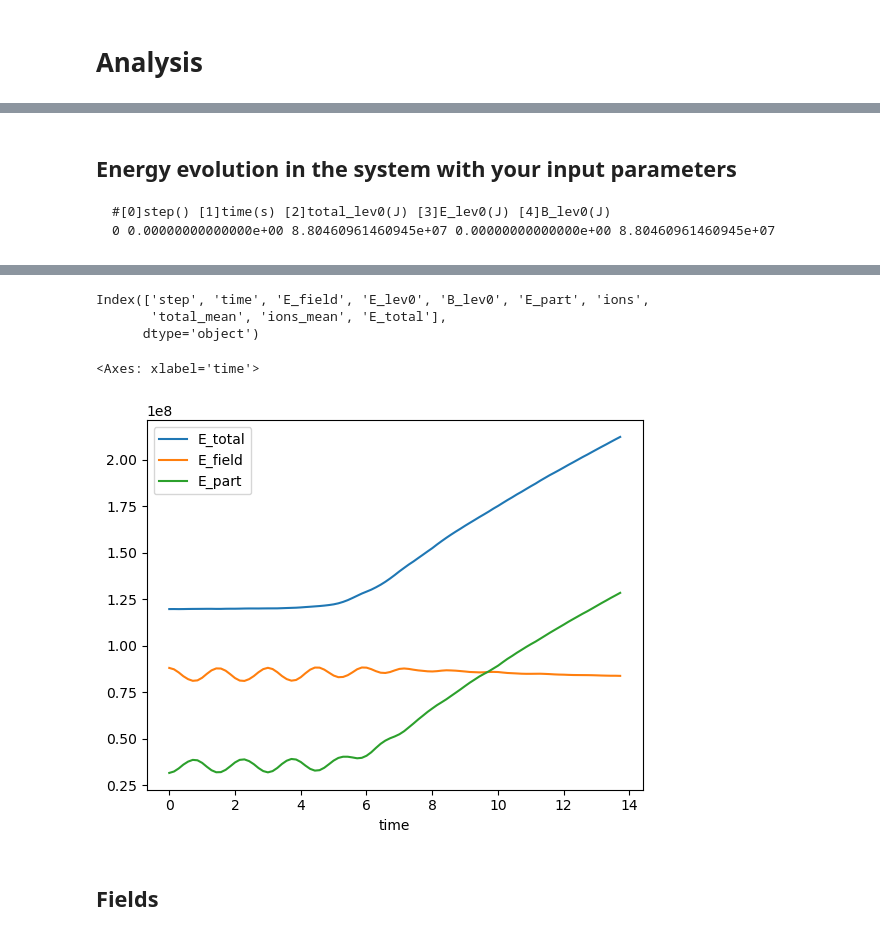
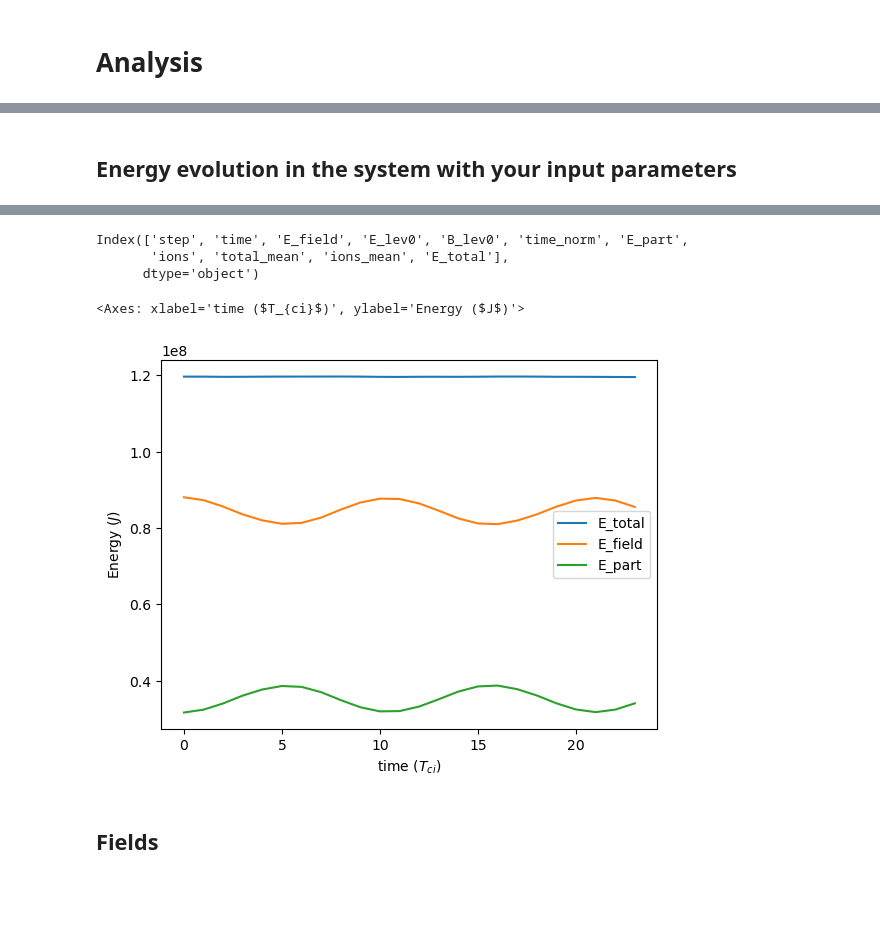
Before and after one commit to Beforerr/swd_simulation, a Jupyter notebook: warpx/analysis.ipynb, the cells around one changed output, grey strips where cells are left out. Saved outputs shown, nothing was run; the diff lists cells and outputs as text; code cells hidden in the pictures; blank space fills up the shorter version.

````diff
--- a/warpx/analysis.ipynb
+++ b/warpx/analysis.ipynb
@@ -33,7 +33,7 @@ pn.extension()
 
 # load simulation parameters
 with open("sim_parameters.json", "rb") as f:
-    sim = json.load(f)
+    meta = json.load(f)
 
 ytLogger = logging.getLogger("yt")
 ytLogger.setLevel(logging.WARNING)
@@ -46,10 +44,5 @@ zaxis = "y"  # yt will load the z axis as the y axis
-# %% [markdown]
-## Energy evolution in the system with your input parameters
-
-``` txt
-#[0]step() [1]time(s) [2]total_lev0(J) [3]E_lev0(J) [4]B_lev0(J)
-0 0.00000000000000e+00 8.80460961460945e+07 0.00000000000000e+00 8.80460961460945e+07
-```
+# %% [markdown]
+## Energy evolution in the system with your input parameters
 # %%
 import pandas as pd
 
@@ -66,7 +59,7 @@ def read_diag_file(path, rename_func=lambda x: x.split("]")[1].split("(")[0]):
     df = pd.read_csv(path, sep=" ")
     logger.info(df.columns)
     # rename the columns from something like '[2]total(J)' to 'total'
-    new_df = df.rename(columns=rename_func)
+    new_df = df.rename(columns=rename_func).assign(time_norm=lambda x: x.time / meta["t_ci"])
     return new_df
 
 def plot_energy_evolution(
@@ -78,7 +71,10 @@ def plot_energy_evolution(
     energy_df = field_energy.merge(part_energy).assign(E_total=lambda x: x.E_field + x.E_part)
     print(energy_df.columns)
 
-    return energy_df.plot(x="time", y=["E_total", "E_field", "E_part"])
+    return energy_df.plot(x="time_norm", y=["E_total", "E_field", "E_part"])
 
-plot_energy_evolution()
+ax = plot_energy_evolution()
+ax.set_xlabel(r"time ($T_{ci}$)")
+ax.set_ylabel(r"Energy ($J$)")
+ax
 # %% [output]
@@ -89,10 +85,10 @@ plot_energy_evolution()
        '[4]total_mean(J)', '[5]ions_mean(J)'],
       dtype='object')
-Index(['step', 'time', 'E_field', 'E_lev0', 'B_lev0', 'E_part', 'ions',
-       'total_mean', 'ions_mean', 'E_total'],
+Index(['step', 'time', 'E_field', 'E_lev0', 'B_lev0', 'time_norm', 'E_part',
+       'ions', 'total_mean', 'ions_mean', 'E_total'],
       dtype='object')
-<Axes: xlabel='time'>
+<Axes: xlabel='time ($T_{ci}$)', ylabel='Energy ($J$)'>
-[figure, old version]
+[figure, new version]
 # %% [markdown]
 ## Fields
 # %%
````
Also changed, not shown: parts of 4 cells of this notebook, 5 other files.
